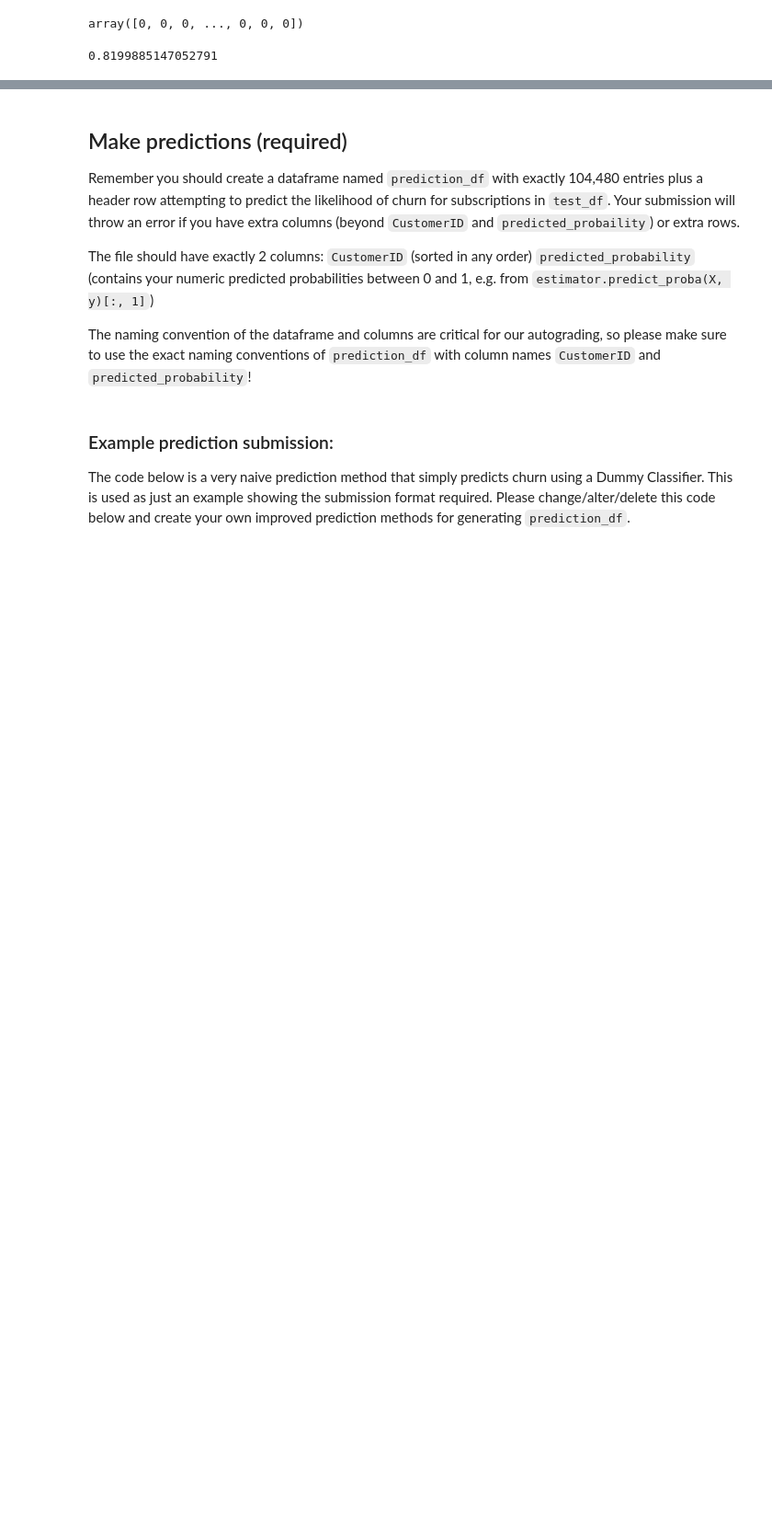
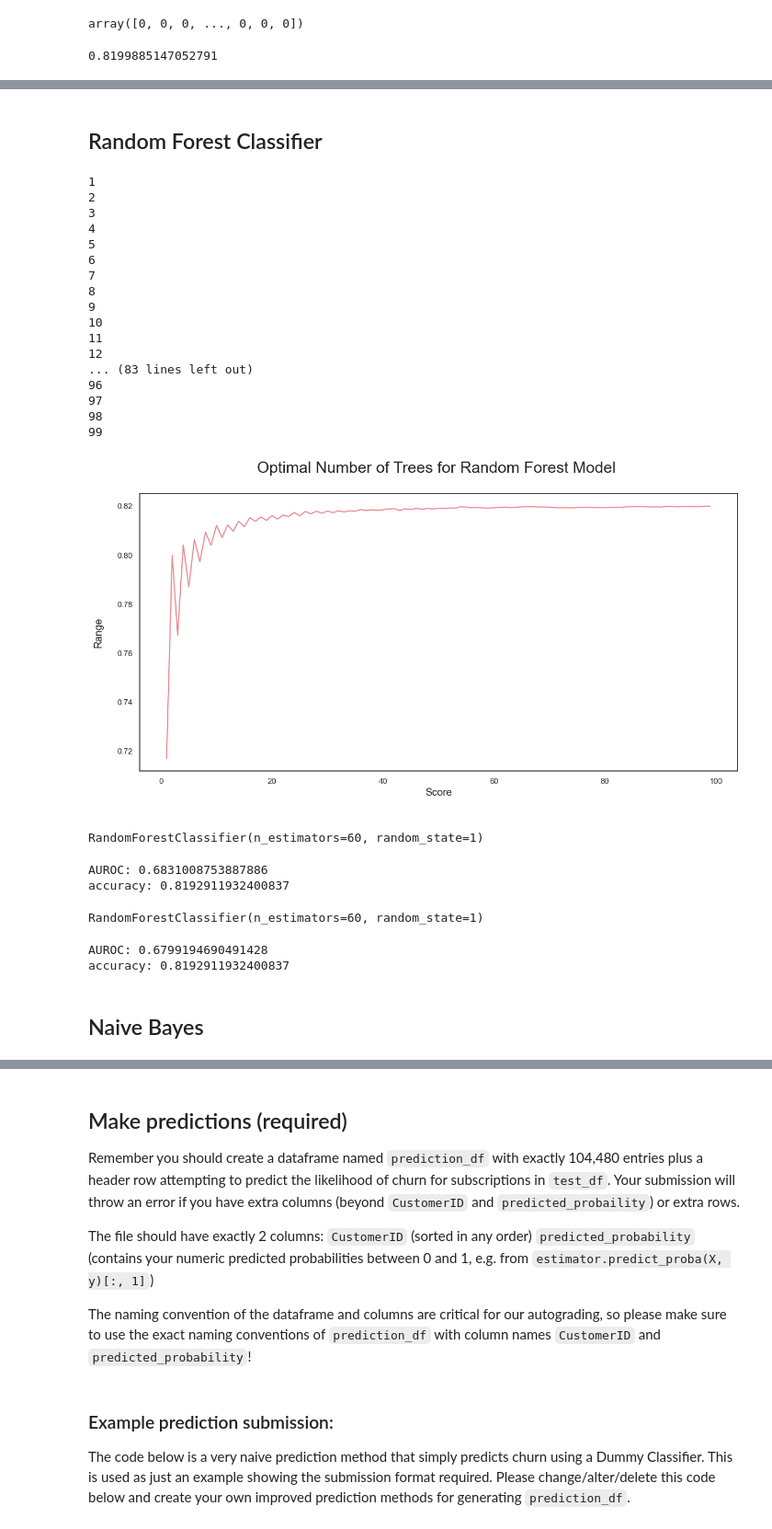
Before and after one commit to laksath/churn_prediction, a Jupyter notebook: ChurnPrediction.ipynb, the cells around one changed output, grey strips where cells are left out. Shown at 92% size. Saved outputs shown, nothing was run; the diff lists cells and outputs as text; code cells hidden in the pictures; blank space fills up the shorter version.

```diff
--- a/ChurnPrediction.ipynb
+++ b/ChurnPrediction.ipynb
@@ -1016,0 +1005,72 @@ model_results.sort_values(by=['ROC AUC Mean'], ascending=False)
+# %% [markdown]
+## Random Forest Classifier
+# %%
+score_array = []
+for each in range(1,100):
+    print(each)
+    rf_loop = RandomForestClassifier(n_estimators = each, random_state = 1)
+    rf_loop.fit(X_train,y_train)
+    score_array.append(rf_loop.score(X_valid,y_valid))
+
+fig = plt.figure(figsize=(15, 7))
+plt.plot(range(1,100),score_array, color = '#ec838a')
+plt.ylabel('Range\n',horizontalalignment="center",
+fontstyle = "normal", fontsize = "large",
+fontfamily = "sans-serif")
+plt.xlabel('Score\n',horizontalalignment="center",
+fontstyle = "normal", fontsize = "large",
+fontfamily = "sans-serif")
+plt.title('Optimal Number of Trees for Random Forest Model \n',horizontalalignment="center", fontstyle = "normal", fontsize = "22", fontfamily = "sans-serif")
+#plt.legend(loc='top right', fontsize = "medium")
+plt.xticks(rotation=0, horizontalalignment="center")
+plt.yticks(rotation=0, horizontalalignment="right")
+plt.show()
+# %% [output]
+1
+2
+3
+4
+5
+6
+7
+8
+9
+10
+11
+12
+... (83 lines left out)
+96
+97
+98
+99
+[figure, added]
+# %%
+rf = RandomForestClassifier(n_estimators = 60, random_state = 1)
+rf.fit(X_train,y_train)
+# %% [output]
+RandomForestClassifier(n_estimators=60, random_state=1)
+# %%
+rf_probs = rf.predict_proba(X_valid)
+y_pred = rf.predict(X_valid)
+print()
+print(f'AUROC: {roc_auc_score(y_valid, rf_probs[:,1])}')
+print(f'accuracy: {accuracy_score(y_valid,y_pred)}')
+# %% [output]
+AUROC: 0.6831008753887886
+accuracy: 0.8192911932400837
+# %%
+rf = RandomForestClassifier(n_estimators = 60, random_state = 1)
+rf.fit(X_train[top_features],y_train)
+# %% [output]
+RandomForestClassifier(n_estimators=60, random_state=1)
+# %%
+rf_probs = rf.predict_proba(X_valid[top_features])
+y_pred = rf.predict(X_valid[top_features])
+print()
+print(f'AUROC: {roc_auc_score(y_valid, rf_probs[:,1])}')
+print(f'accuracy: {accuracy_score(y_valid,y_pred)}')
+# %% [output]
+AUROC: 0.6799194690491428
+accuracy: 0.8192911932400837
+# %% [markdown]
+## Naive Bayes
```
Also changed, not shown: parts of 18 cells of this notebook.
